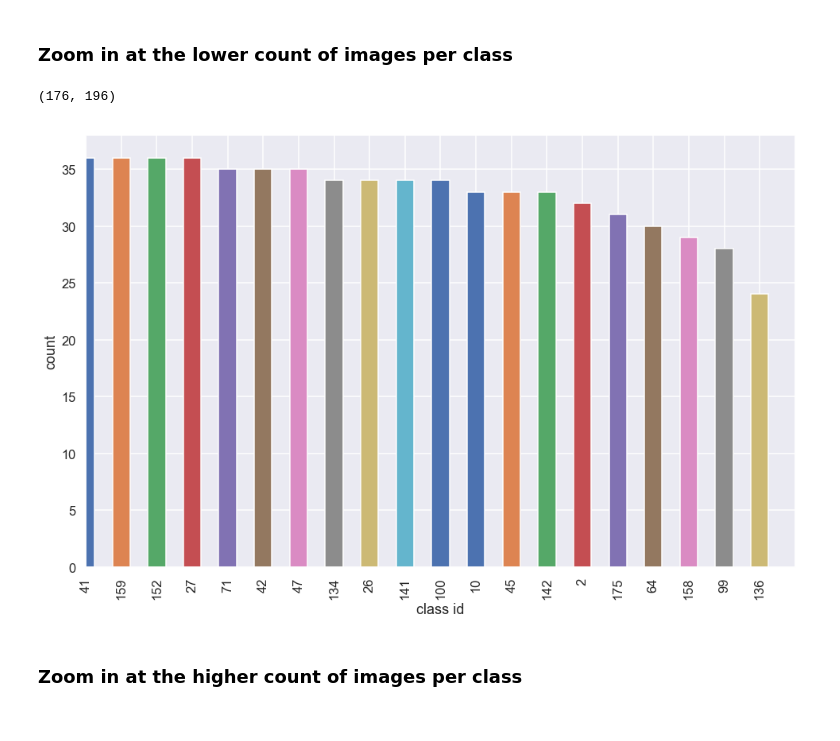
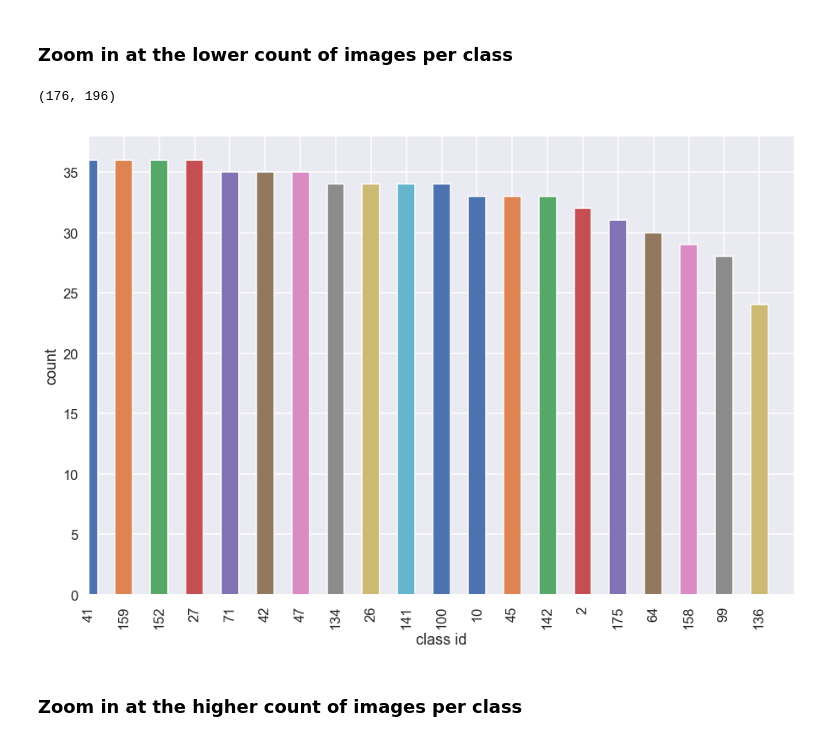
Before and after one commit to hazxone/grab-challenge-computer-vision, a Jupyter notebook: jupyter_notebook/Exploratory_Data_Analysis.ipynb, the cells around one changed output. Drawn from its saved outputs; the diff is of its cells as text; code cells hidden in the pictures.

```diff
--- a/jupyter_notebook/Exploratory_Data_Analysis.ipynb
+++ b/jupyter_notebook/Exploratory_Data_Analysis.ipynb
@@ -7,7 +7,7 @@ import seaborn as sns
 import matplotlib.pyplot as plt
 
 sns.set()
-sns.set(style='darkgrid', palette="deep", font_scale=1.1, rc={"figure.figsize": [16, 11]})
+sns.set(style='darkgrid', palette="deep", font_scale=1.1, rc={"figure.figsize": [15, 10]})
 sns.set_context("talk")
 
 def display_image_in_actual_size(im_path):
@@ -78,14 +78,14 @@ cars_df.describe(exclude='O').transpose()
 # %% [markdown]
 ### Zoom in at the lower count of images per class
 # %%
-cars_df['class'].value_counts().plot('bar', figsize=(16,10))
+cars_df['class'].value_counts().plot('bar', figsize=(15,10))
 plt.xlabel('class id')
 plt.ylabel('count')
 plt.ylim(0, 38)
 plt.xlim(176,196)
 # %% [output]
 (176, 196)
-[figure, old version]
+[figure, new version]
 # %% [markdown]
 ### Zoom in at the higher count of images per class
 # %%
```
Also changed, not shown: parts of 14 cells of this notebook, 1 other file.
